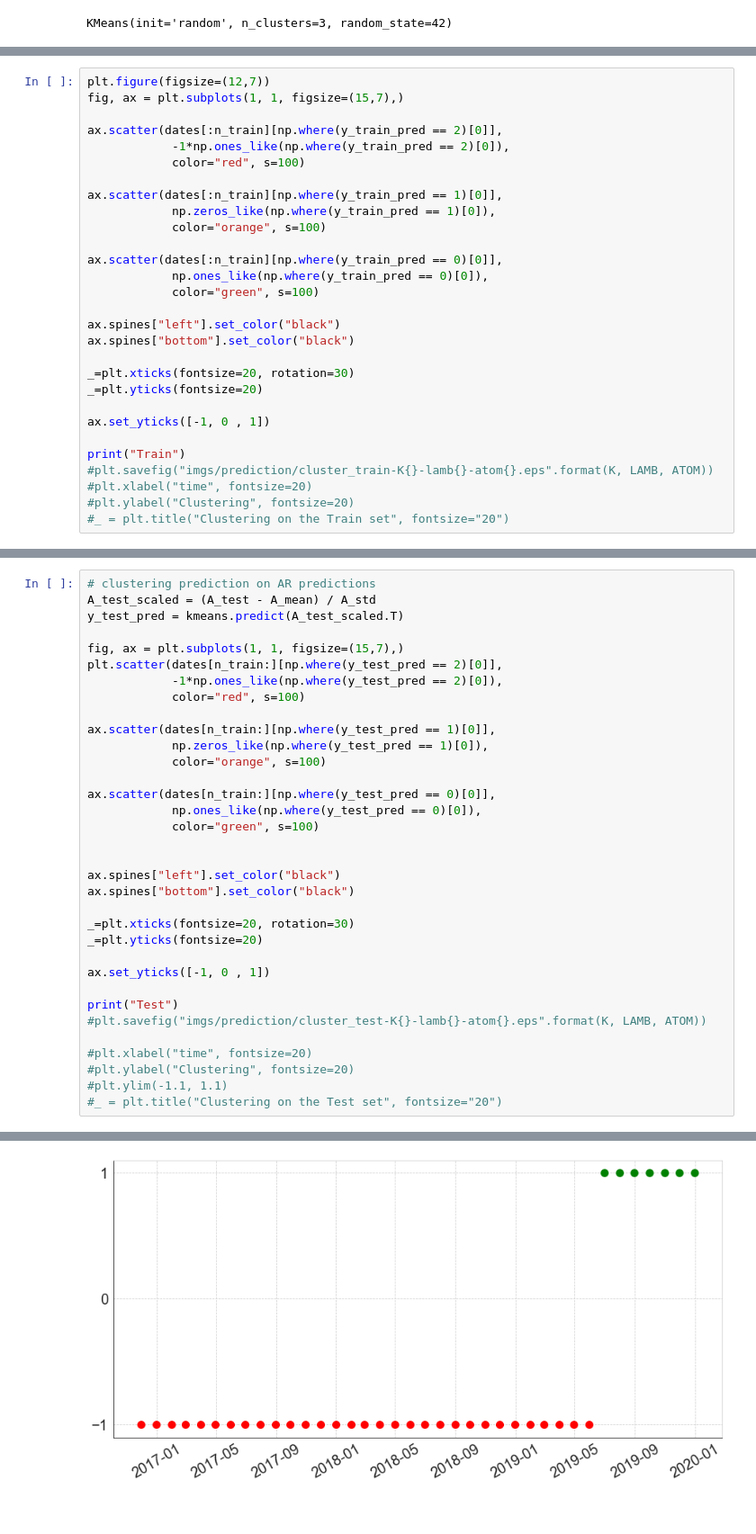
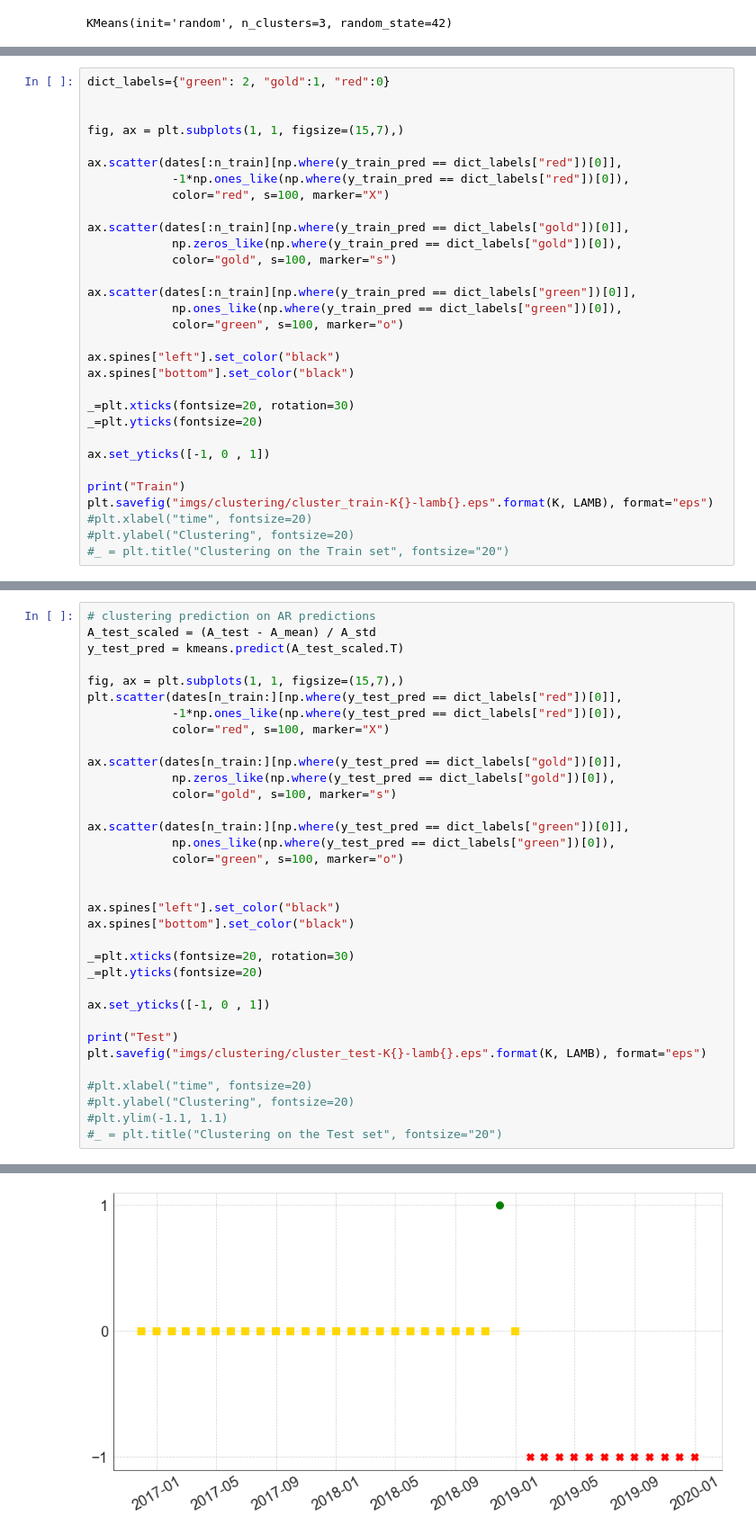
Before and after one commit to michael-allouche/dictionary-learning-RMM, a Jupyter notebook: DL-RMM.ipynb, the cells around one changed output, grey strips where cells are left out. Shown: that part at 90% size. Saved outputs shown, nothing was run; the diff lists cells and outputs as text.

```diff
--- a/DL-RMM.ipynb
+++ b/DL-RMM.ipynb
@@ -597,19 +509,21 @@ array([1, 1, 1, 1, 1, 1, 1, 1, 1, 1, 1, 1, 2, 2, 2, 2, 2, 2, 1, 1, 1, 1,
       dtype=int32)
 # %%
-plt.figure(figsize=(12,7))
+dict_labels={"green": 2, "gold":1, "red":0}
+
+
 fig, ax = plt.subplots(1, 1, figsize=(15,7),)
 
-ax.scatter(dates[:n_train][np.where(y_train_pred == 2)[0]],
-            -1*np.ones_like(np.where(y_train_pred == 2)[0]),
-            color="red", s=100)
+ax.scatter(dates[:n_train][np.where(y_train_pred == dict_labels["red"])[0]],
+            -1*np.ones_like(np.where(y_train_pred == dict_labels["red"])[0]),
+            color="red", s=100, marker="X")
 
-ax.scatter(dates[:n_train][np.where(y_train_pred == 1)[0]],
-            np.zeros_like(np.where(y_train_pred == 1)[0]),
-            color="orange", s=100)
+ax.scatter(dates[:n_train][np.where(y_train_pred == dict_labels["gold"])[0]],
+            np.zeros_like(np.where(y_train_pred == dict_labels["gold"])[0]),
+            color="gold", s=100, marker="s")
 
-ax.scatter(dates[:n_train][np.where(y_train_pred == 0)[0]],
-            np.ones_like(np.where(y_train_pred == 0)[0]),
-            color="green", s=100)
+ax.scatter(dates[:n_train][np.where(y_train_pred == dict_labels["green"])[0]],
+            np.ones_like(np.where(y_train_pred == dict_labels["green"])[0]),
+            color="green", s=100, marker="o")
 
 ax.spines["left"].set_color("black")
 ax.spines["bottom"].set_color("black")
@@ -620,7 +534,7 @@ _=plt.yticks(fontsize=20)
 ax.set_yticks([-1, 0 , 1])
 
 print("Train")
-#plt.savefig("imgs/prediction/cluster_train-K{}-lamb{}-atom{}.eps".format(K, LAMB, ATOM))
+plt.savefig("imgs/clustering/cluster_train-K{}-lamb{}.eps".format(K, LAMB), format="eps")
 #plt.xlabel("time", fontsize=20)
 #plt.ylabel("Clustering", fontsize=20)
 #_ = plt.title("Clustering on the Train set", fontsize="20")
@@ -631,38 +544,38 @@ Train
 # %%
 # clustering prediction on AR predictions
 A_test_scaled = (A_test - A_mean) / A_std
 y_test_pred = kmeans.predict(A_test_scaled.T)
 
 fig, ax = plt.subplots(1, 1, figsize=(15,7),)
-plt.scatter(dates[n_train:][np.where(y_test_pred == 2)[0]],
-            -1*np.ones_like(np.where(y_test_pred == 2)[0]),
-            color="red", s=100)
+plt.scatter(dates[n_train:][np.where(y_test_pred == dict_labels["red"])[0]],
+            -1*np.ones_like(np.where(y_test_pred == dict_labels["red"])[0]),
+            color="red", s=100, marker="X")
 
-ax.scatter(dates[n_train:][np.where(y_test_pred == 1)[0]],
-            np.zeros_like(np.where(y_test_pred == 1)[0]),
-            color="orange", s=100)
+ax.scatter(dates[n_train:][np.where(y_test_pred == dict_labels["gold"])[0]],
+            np.zeros_like(np.where(y_test_pred == dict_labels["gold"])[0]),
+            color="gold", s=100, marker="s")
 
-ax.scatter(dates[n_train:][np.where(y_test_pred == 0)[0]],
-            np.ones_like(np.where(y_test_pred == 0)[0]),
-            color="green", s=100)
+ax.scatter(dates[n_train:][np.where(y_test_pred == dict_labels["green"])[0]],
+            np.ones_like(np.where(y_test_pred == dict_labels["green"])[0]),
+            color="green", s=100, marker="o")
 
 
 ax.spines["left"].set_color("black")
 ax.spines["bottom"].set_color("black")
 
 _=plt.xticks(fontsize=20, rotation=30)
 _=plt.yticks(fontsize=20)
 
 ax.set_yticks([-1, 0 , 1])
 
 print("Test")
-#plt.savefig("imgs/prediction/cluster_test-K{}-lamb{}-atom{}.eps".format(K, LAMB, ATOM))
+plt.savefig("imgs/clustering/cluster_test-K{}-lamb{}.eps".format(K, LAMB), format="eps")
 
 #plt.xlabel("time", fontsize=20)
 #plt.ylabel("Clustering", fontsize=20)
 #plt.ylim(-1.1, 1.1)
 #_ = plt.title("Clustering on the Test set", fontsize="20")
 # %% [output]
 Test
-[figure, old version]
+[figure, new version]
 # %% [markdown]
```
Also changed, not shown: parts of 44 cells of this notebook, 22 other files.
